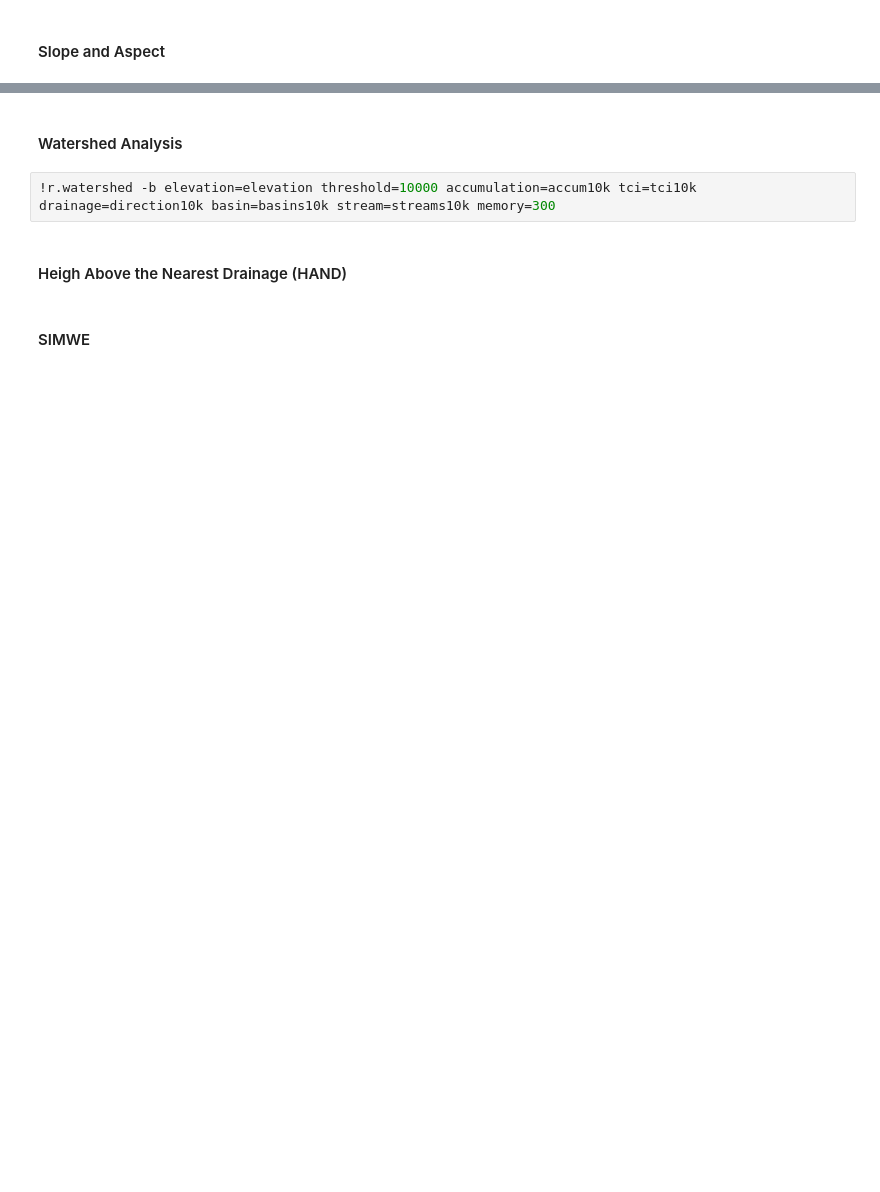
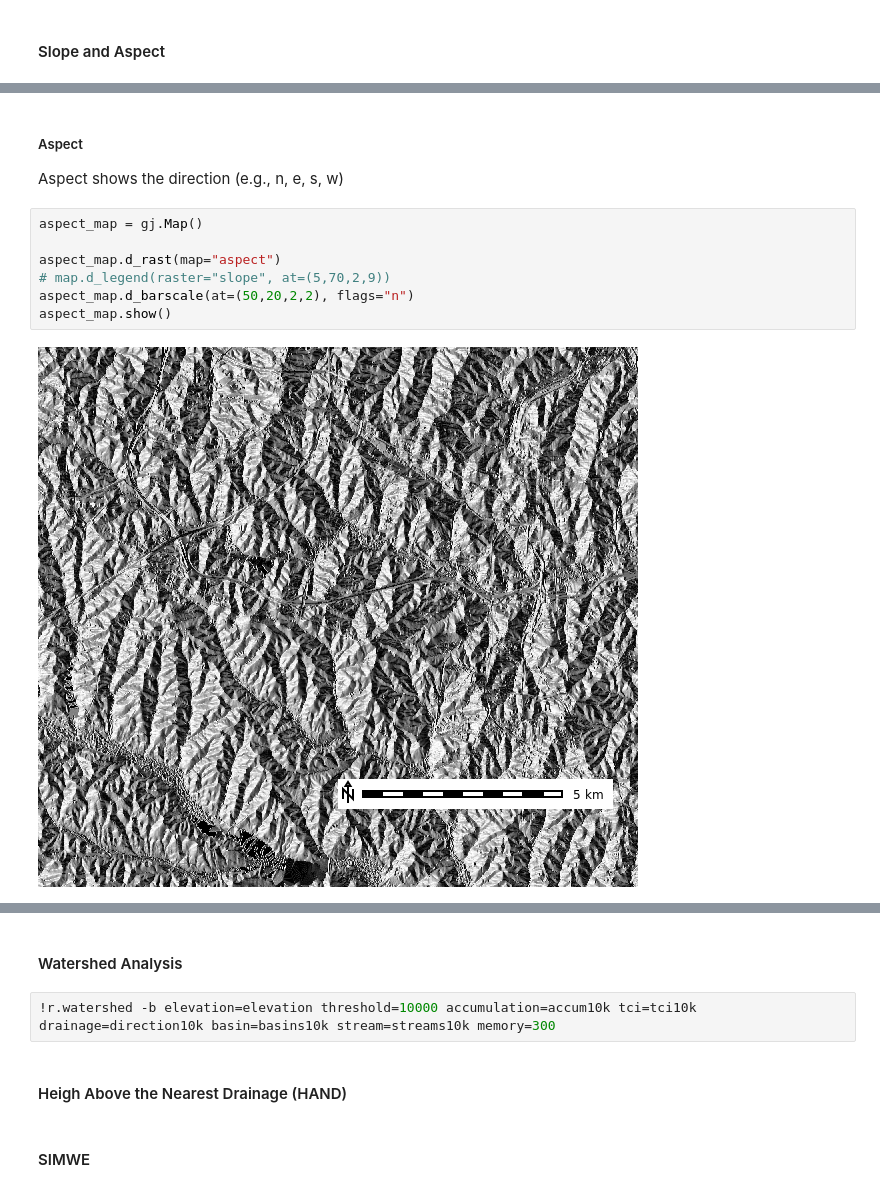
Before and after one commit to OpenPlainsInc/intro-to-geoprocessing-workshop, a Jupyter notebook: geoprocessing.ipynb, the cells around one changed output, grey strips where cells are left out. Drawn from its saved outputs; the diff is of its cells as text; blank space fills up the shorter version.

```diff
--- a/geoprocessing.ipynb
+++ b/geoprocessing.ipynb
@@ -213,0 +278,13 @@ KeyError: 'shape'
+# %% [markdown]
+##### Aspect
+
+Aspect shows the direction (e.g., n, e, s, w)
+# %%
+aspect_map = gj.Map()
+
+aspect_map.d_rast(map="aspect")
+# map.d_legend(raster="slope", at=(5,70,2,9))
+aspect_map.d_barscale(at=(50,20,2,2), flags="n")
+aspect_map.show()
+# %% [output]
+[figure, added]
```
Also changed, not shown: parts of 24 cells of this notebook.
